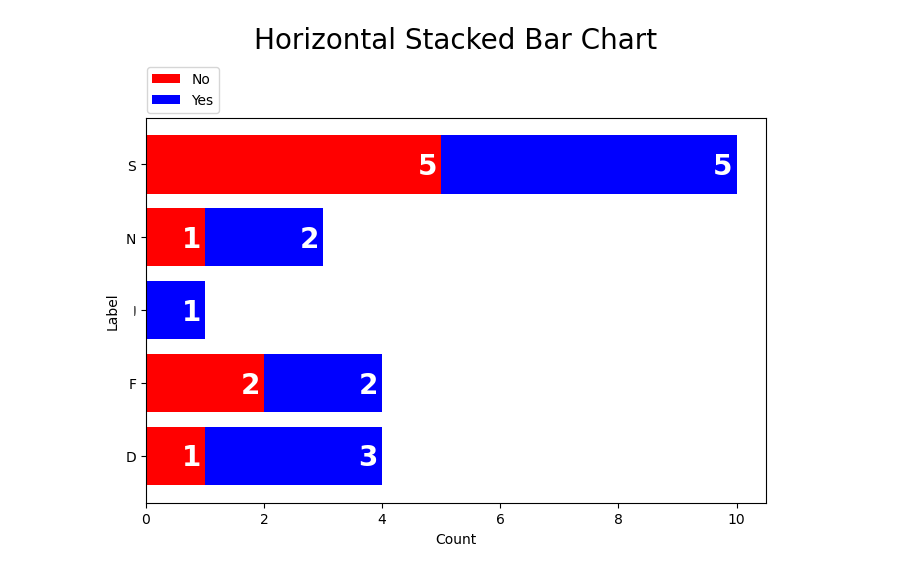
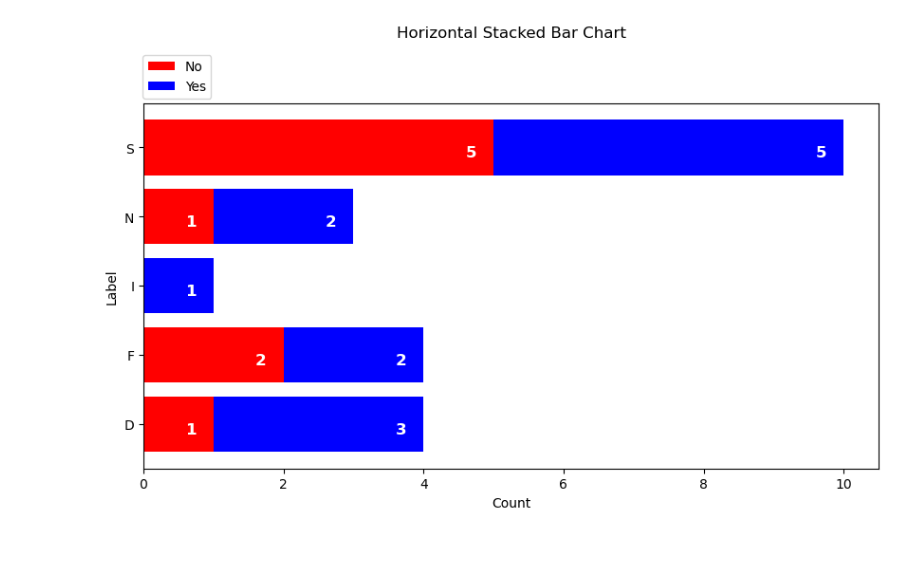
Before and after one commit to Despee2k/PLOTS, a Jupyter notebook: plots.ipynb, the cells around one changed output. Saved outputs shown, nothing was run; the diff lists cells and outputs as text; code cells hidden in the pictures; blank space fills up the shorter version.

```diff
--- a/plots.ipynb
+++ b/plots.ipynb
@@ -5,6 +18,6 @@ import matplotlib.pyplot as plt
 # %%
-df = pd.read_csv('bar_assignment.csv')
-df
+df = pd.read_csv('data/bar_assignment.csv')
+df.head()
 # %% [output]
 |  | LABEL | COUNT |
 | 0 | D | 1 |
@@ -26,28 +28,31 @@ df
 # %%
 count = df.groupby('LABEL')['COUNT'].value_counts().unstack(fill_value=0)
 
 labels = count.index
 zeroes = count[0]
 ones = count[1]
 
 y_pos = np.arange(len(labels))
 
-fig, ab = plt.subplots(figsize=(8, 5))
+fig, ab = plt.subplots(figsize=(10, 5))
 
 bars1 = ab.barh(y_pos, zeroes, color='red', label='No')
 bars2 = ab.barh(y_pos, ones, left=zeroes, color='blue', label='Yes')
 
 for bars in [bars1, bars2]:
     for bar in bars:
-        plt.text(bar.get_x() + bar.get_width() - 0.4, bar.get_y() + bar.get_height() / 3, bar.get_width(), color='white', fontweight='bold', fontsize=20)
+        plt.text(bar.get_x() + bar.get_width() - 0.4, bar.get_y() + bar.get_height() / 3, bar.get_width(), color='white', fontweight='bold', fontsize=12)
 
 ab.set_yticks(y_pos)
 ab.set_yticklabels(labels)
 ab.set_xlabel("Count")
 ab.set_ylabel("Label")
-ab.set_title("Horizontal Stacked Bar Chart", pad=50, fontsize=20)
+ab.set_title("Horizontal Stacked Bar Chart", pad=50, fontsize=12)
 ab.legend(loc='upper left', bbox_to_anchor=(-0.01, 1.15))
 
+# Save Image
+plt.savefig("./assets/bar_graph.png", dpi=300, bbox_inches='tight')
+
 plt.show()
 # %% [output]
-[figure, old version]
+[figure, new version]
```
Also changed, not shown: parts of 13 cells of this notebook, 3 other files.
